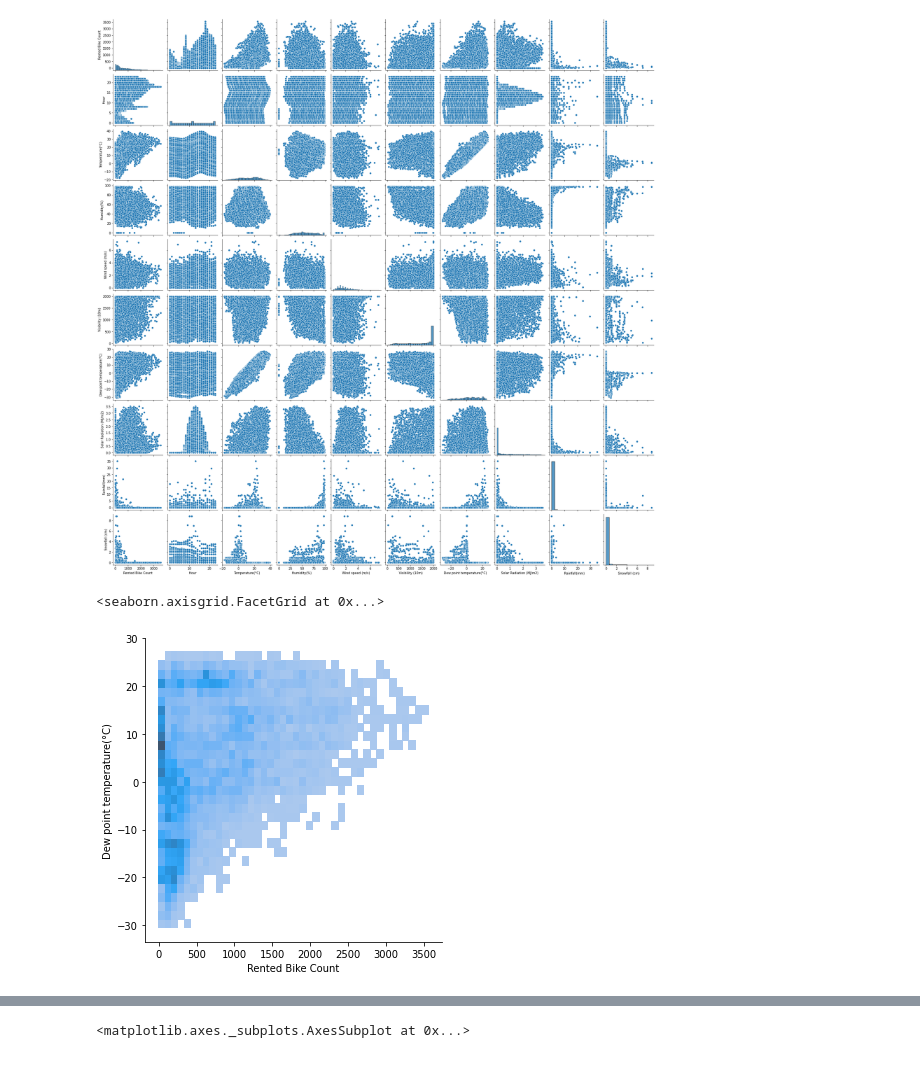
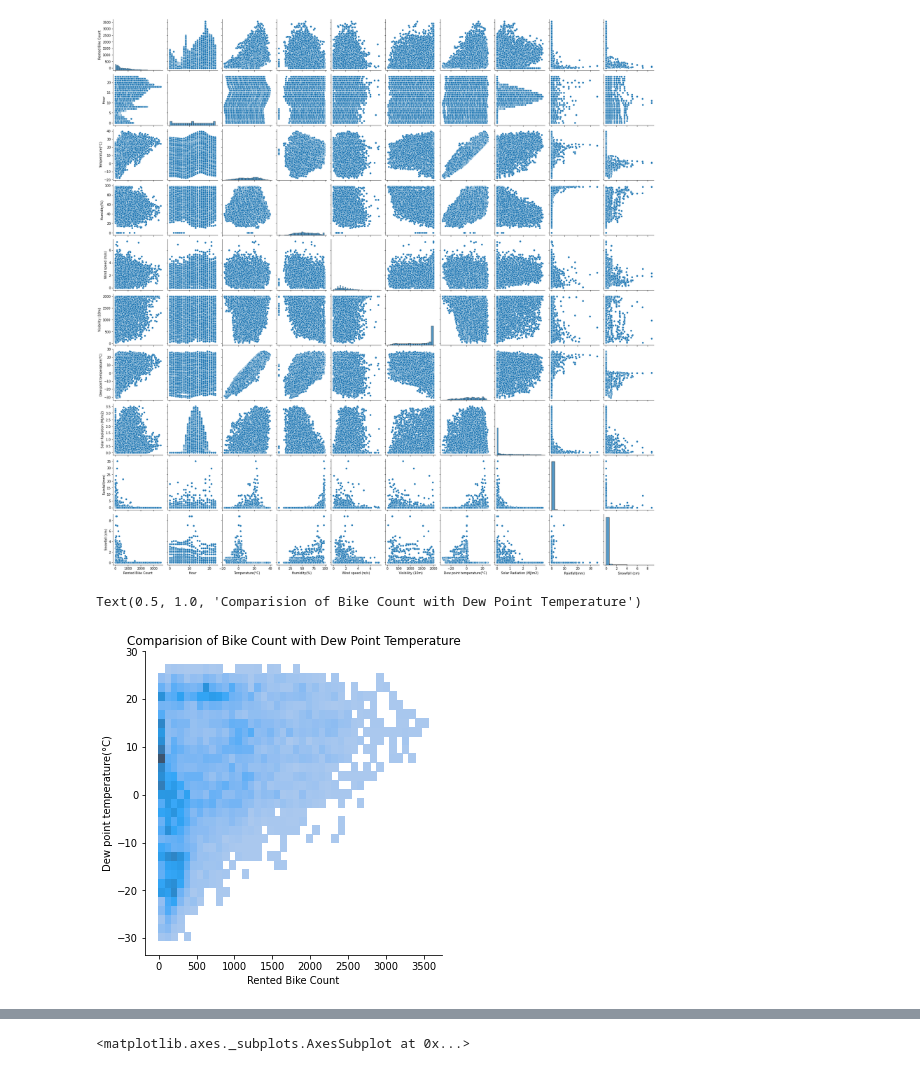
Before and after one commit to SajalSinha/Bike_sharing_demand, a Jupyter notebook: Bike_Sharing_Demand_Prediction_Capstone_Project_2.ipynb, the cells around one changed output, grey strips where cells are left out. Saved outputs shown, nothing was run; the diff lists cells and outputs as text; code cells hidden in the pictures.

```diff
--- a/Bike_Sharing_Demand_Prediction_Capstone_Project_2.ipynb
+++ b/Bike_Sharing_Demand_Prediction_Capstone_Project_2.ipynb
@@ -148,6 +150,7 @@ sns.pairplot(df)
 [figure]
 # %%
 sns.displot(x=df['Rented Bike Count'],y=df['Dew point temperature(°C)'])
+plt.title('Comparision of Bike Count with Dew Point Temperature')
 # %% [output]
-<seaborn.axisgrid.FacetGrid at 0x...>
+Text(0.5, 1.0, 'Comparision of Bike Count with Dew Point Temperature')
-[figure, old version]
+[figure, new version]
```
Also changed, not shown: parts of 42 cells of this notebook.
